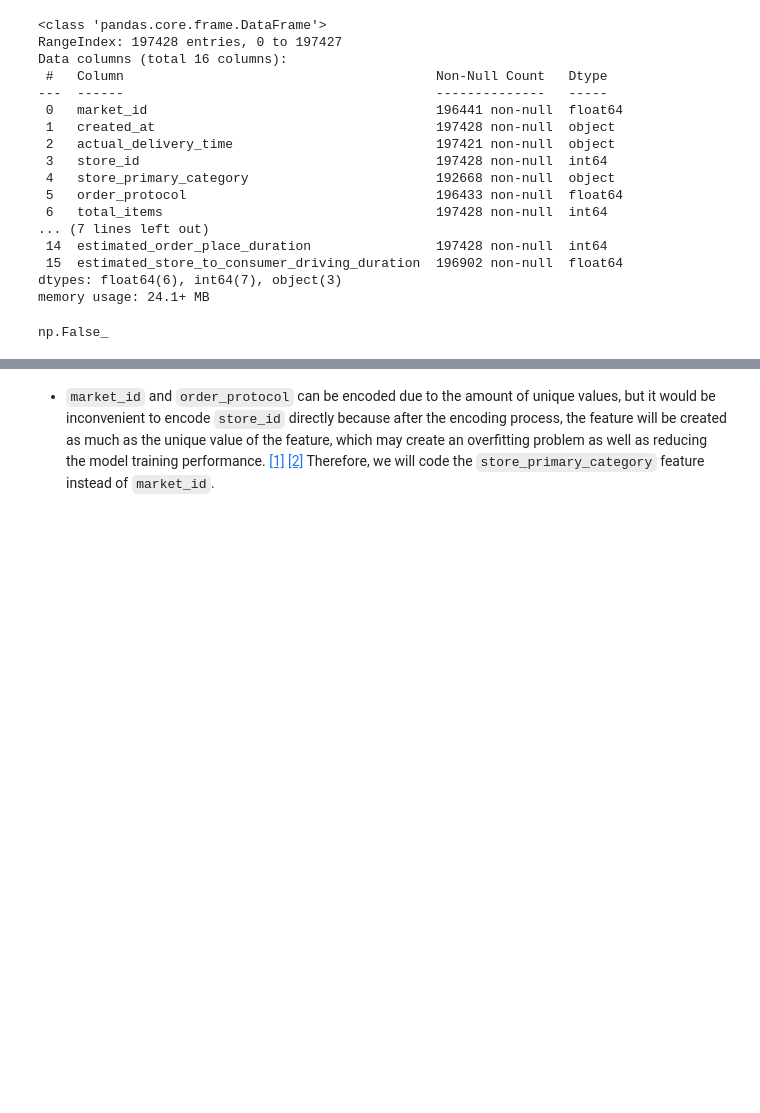
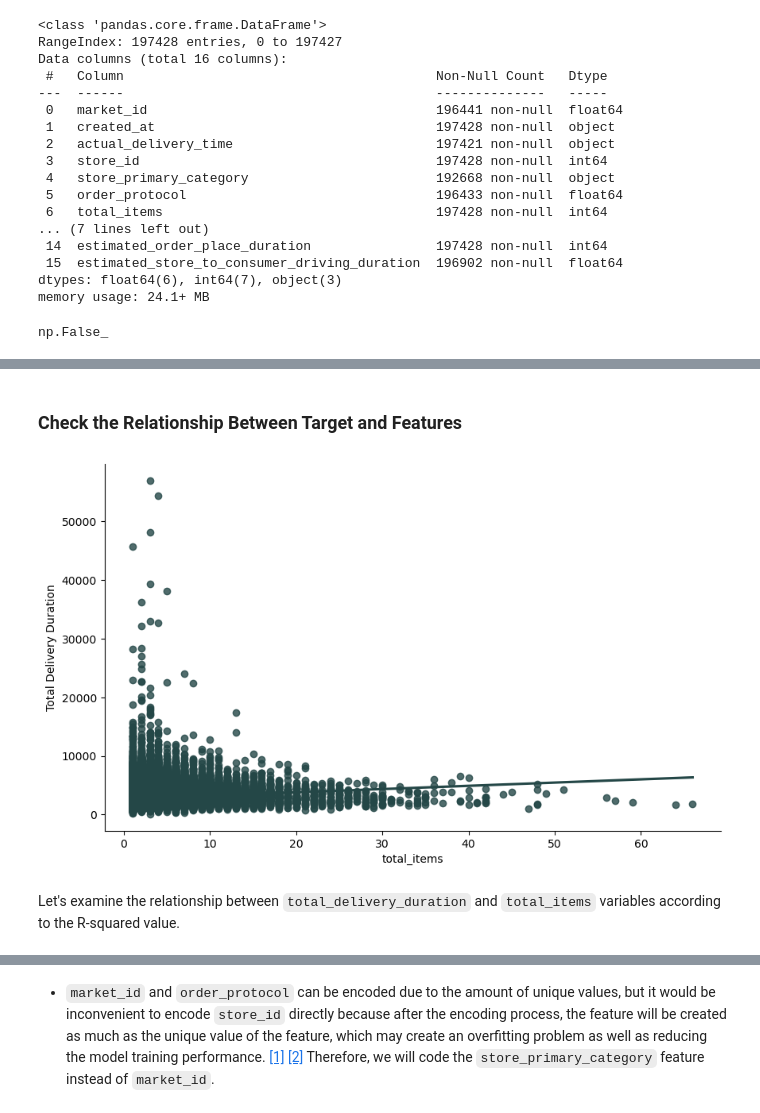
Before and after one commit to MuhammetYorulmaz/data-portfolio, a Jupyter notebook: project3-delivery_duration_prediction/notebooks/delivery_duration_prediction.ipynb, the cells around one changed output, grey strips where cells are left out. Drawn from its saved outputs; the diff is of its cells as text; code cells hidden in the pictures; blank space fills up the shorter version.

```diff
--- a/project3-delivery_duration_prediction/notebooks/delivery_duration_prediction.ipynb
+++ b/project3-delivery_duration_prediction/notebooks/delivery_duration_prediction.ipynb
@@ -209,0 +341,8 @@ dtype: int64
+# %% [markdown]
+### Check the Relationship Between Target and Features <a id="4-2"></a>
+# %%
+plot_regression(df)
+# %% [output]
+[figure, added]
+# %% [markdown]
+Let's examine the relationship between `total_delivery_duration` and `total_items` variables according to the R-squared value.
```
Also changed, not shown: parts of 87 cells of this notebook, 10 other files.
